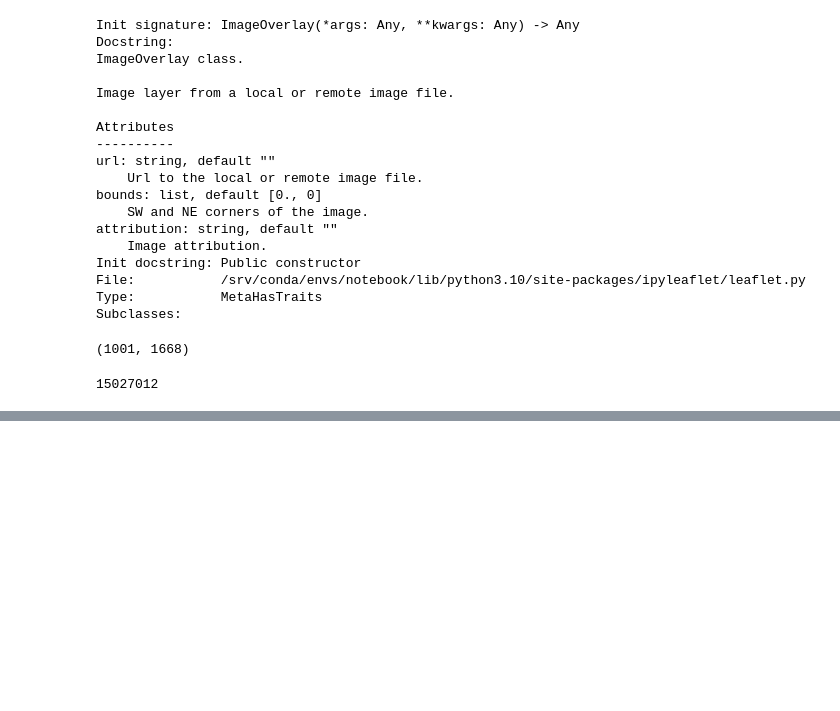
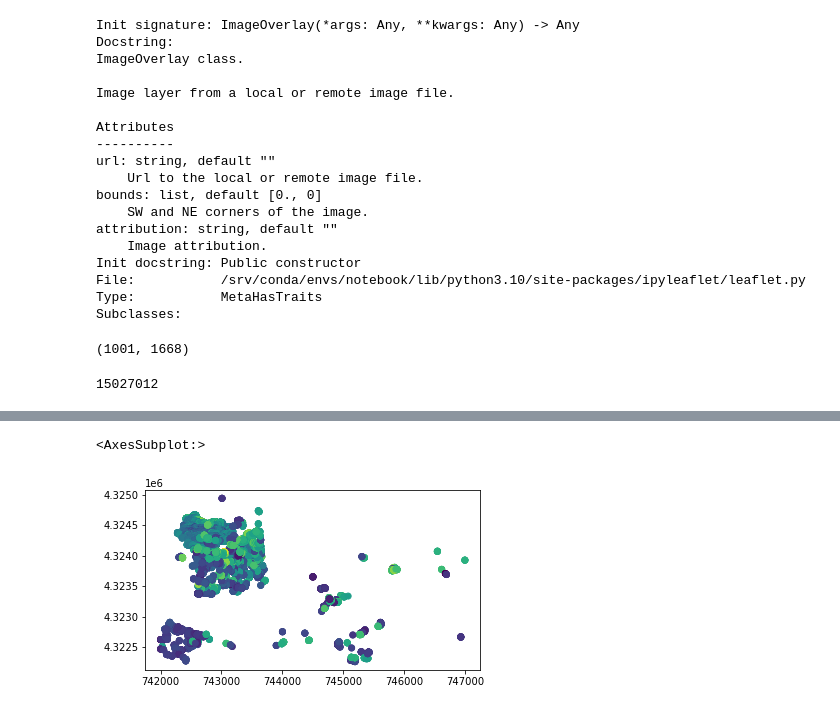
Before and after one commit to snowex-hackweek/coldfusion, a Jupyter notebook: contributors/sethv/database_query_tests.ipynb, the cells around one changed output, grey strips where cells are left out. Drawn from its saved outputs; the diff is of its cells as text; code cells hidden in the pictures; blank space fills up the shorter version.

```diff
--- a/contributors/sethv/database_query_tests.ipynb
+++ b/contributors/sethv/database_query_tests.ipynb
@@ -629,0 +893,7 @@ diff.shape
+# %%
+grouped = gdf_without_masked.groupby("aso_snow_depth_2020_02_13")
+# %%
+grouped.head().plot(column="aso_snow_depth_2020_02_13")
+# %% [output]
+<AxesSubplot:>
+[figure, added]
```
Also changed, not shown: parts of 65 cells of this notebook.
